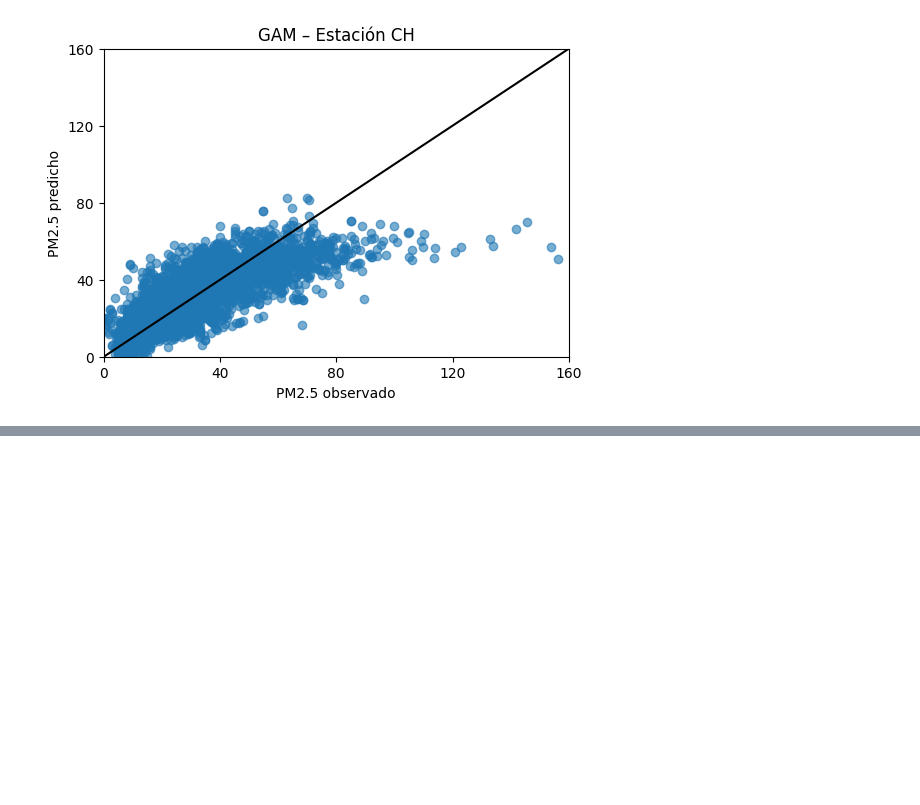
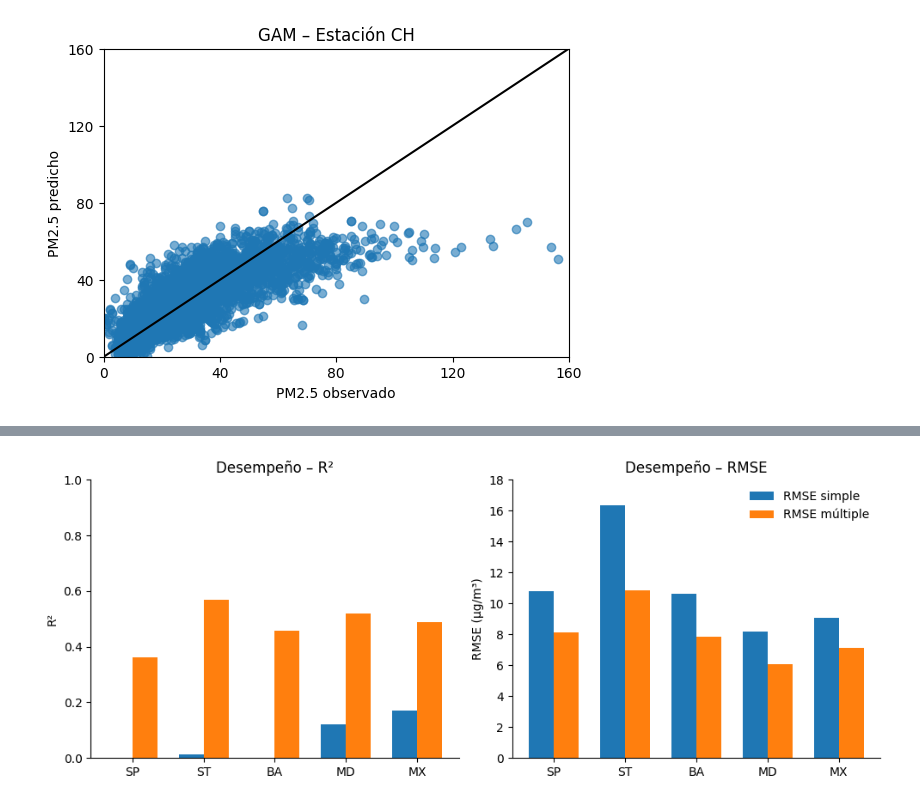
Before and after one commit to joseurquiza88/Prediccion-AQ-LatAm-Python, a Jupyter notebook: 03-Modelos-PM/01_Analisis_ModelosSimples.ipynb, the cells around one changed output, grey strips where cells are left out. Cells and saved outputs as stored; diff of their text form; code cells hidden in the pictures; blank space fills up the shorter version.

```diff
--- a/03-Modelos-PM/01_Analisis_ModelosSimples.ipynb
+++ b/03-Modelos-PM/01_Analisis_ModelosSimples.ipynb
@@ -1317,0 +1443,61 @@ for nombre, modelo_lme in modelos_lme.items():
+# %%
+# Comparativa de las metricas obtenidas para cada uno de los centros urbanos/modelos de RLS-RLM
+#S hizo manualmente
+# ======================
+# Datos
+
+data = pd.DataFrame({
+    "Centro": ["SP", "ST", "BA", "MD", "MX"],
+    "R2_simple": [2.00e-05, 0.01223, 0.00012, 0.12, 0.16922],
+    "R2_multiple": [0.3611, 0.56837, 0.45914, 0.52, 0.48979],
+    "RMSE_simple": [10.82, 16.368, 10.636, 8.20, 9.068],
+    "RMSE_multiple": [8.121, 10.823, 7.847, 6.06, 7.104]
+})
+
+# Orden deseado de los centros urbanos
+data["Centro"] = pd.Categorical(
+    data["Centro"], categories=["SP", "ST", "BA", "MD", "MX"], ordered=True
+)
+data = data.sort_values("Centro")
+
+x = np.arange(len(data))
+width = 0.35
+###############################
+# Figura 1 fila x 2 columnas
+
+fig, axes = plt.subplots(1, 2, figsize=(10, 4), sharex=True)
+# ----------------------
+# subplot 1: R2
+
+axes[0].bar(x - width/2, data["R2_simple"], width, label="R² simple")
+axes[0].bar(x + width/2, data["R2_multiple"], width, label="R² múltiple")
+
+axes[0].set_ylabel("R²")
+axes[0].set_ylim(0, 1)
+axes[0].set_title("Desempeño – R²")
+
+# ----------------------
+# subplot 2: RMSE
+axes[1].bar(x - width/2, data["RMSE_simple"], width, label="RMSE simple")
+axes[1].bar(x + width/2, data["RMSE_multiple"], width, label="RMSE múltiple")
+
+axes[1].set_ylabel("RMSE (µg/m³)")
+axes[1].set_ylim(0, 18)
+axes[1].set_title("Desempeño – RMSE")
+
+# ----------------------
+# Ejes y estilo
+
+for ax in axes:
+    ax.set_xticks(x)
+    ax.set_xticklabels(data["Centro"])
+    ax.spines["top"].set_visible(False)
+    ax.spines["right"].set_visible(False)
+
+# Leyenda
+axes[1].legend(frameon=False)
+
+plt.tight_layout()
+plt.show()
+# %% [output]
+[figure, added]
```
Also changed, not shown: parts of 6 cells of this notebook.
